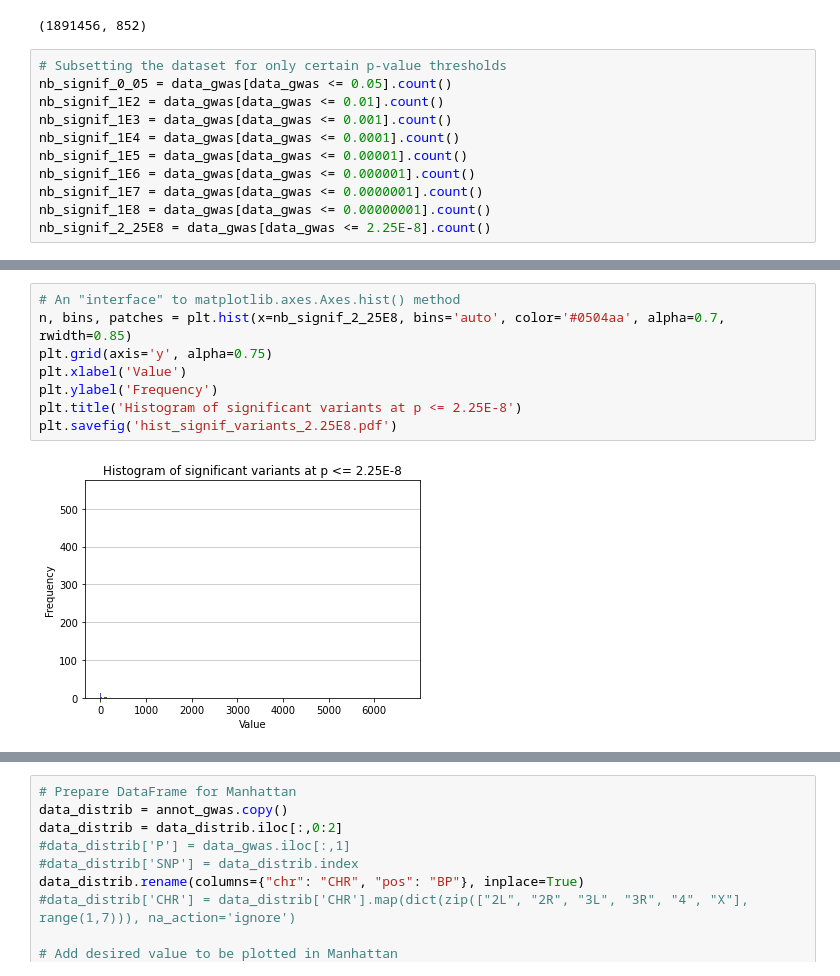
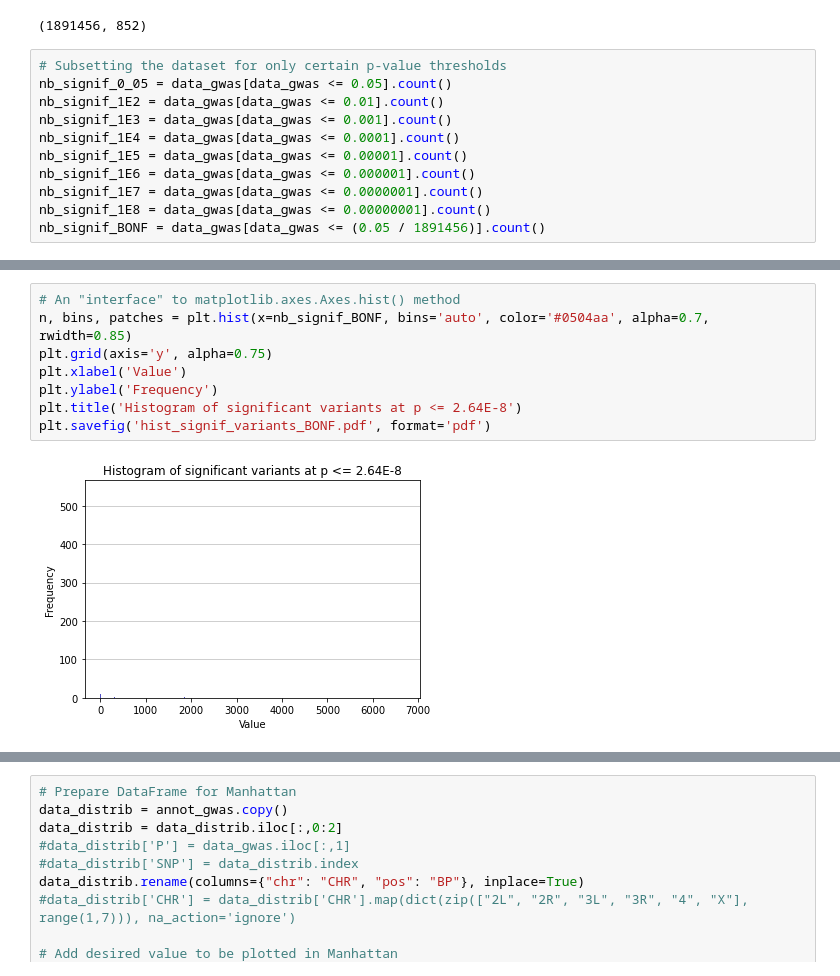
Before and after one commit to DeplanckeLab/DGRPool, a Jupyter notebook: Figure 4/Figure4.ipynb, the cells around one changed output, grey strips where cells are left out. Cells and saved outputs as stored; diff of their text form.

Commit message:
Update Figure 4

```diff
--- a/Figure 4/Figure4.ipynb
+++ b/Figure 4/Figure4.ipynb
@@ -40,7 +44,7 @@ nb_signif_1E5 = data_gwas[data_gwas <= 0.00001].count()
 nb_signif_1E6 = data_gwas[data_gwas <= 0.000001].count()
 nb_signif_1E7 = data_gwas[data_gwas <= 0.0000001].count()
 nb_signif_1E8 = data_gwas[data_gwas <= 0.00000001].count()
-nb_signif_2_25E8 = data_gwas[data_gwas <= 2.25E-8].count()
+nb_signif_BONF = data_gwas[data_gwas <= (0.05 / 1891456)].count()
 # %%
 # Plot distribution of number of significant variant, across all phenotypes
 n, bins, patches = plt.hist(x=nb_signif_0_05, bins='auto', color='#0504aa', alpha=0.7, rwidth=0.85)
@@ -138,13 +175,13 @@ plt.savefig('hist_signif_variants_1E7.pdf')
 # %%
 # An "interface" to matplotlib.axes.Axes.hist() method
-n, bins, patches = plt.hist(x=nb_signif_2_25E8, bins='auto', color='#0504aa', alpha=0.7, rwidth=0.85)
+n, bins, patches = plt.hist(x=nb_signif_BONF, bins='auto', color='#0504aa', alpha=0.7, rwidth=0.85)
 plt.grid(axis='y', alpha=0.75)
 plt.xlabel('Value')
 plt.ylabel('Frequency')
-plt.title('Histogram of significant variants at p <= 2.25E-8')
-plt.savefig('hist_signif_variants_2.25E8.pdf')
+plt.title('Histogram of significant variants at p <= 2.64E-8')
+plt.savefig('hist_signif_variants_BONF.pdf', format='pdf')
 # %% [output]
-[figure, old version]
+[figure, new version]
 # %%
 # An "interface" to matplotlib.axes.Axes.hist() method
 # Enhanced view
```
Also changed, not shown: parts of 24 cells of this notebook, 24 other files.
